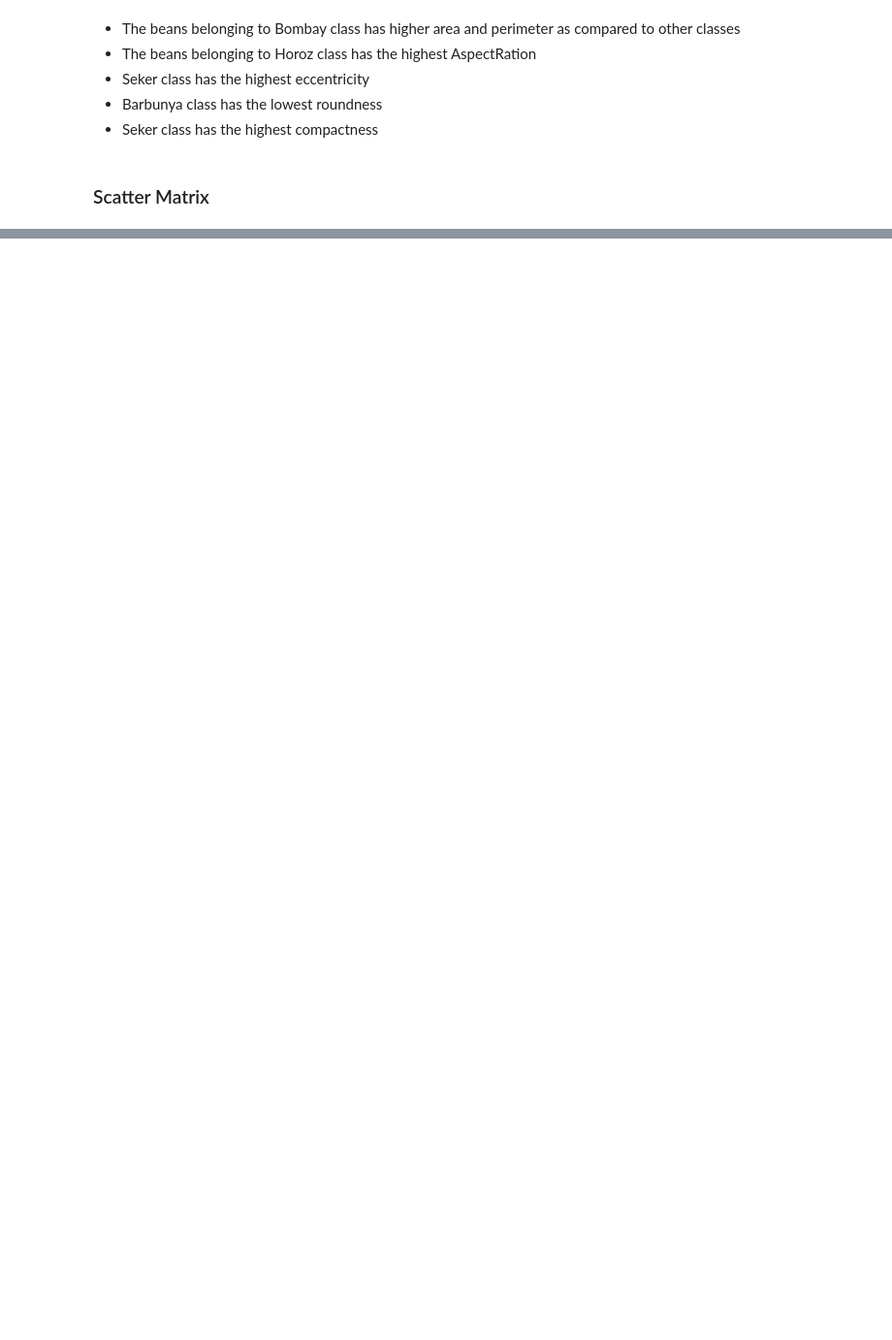
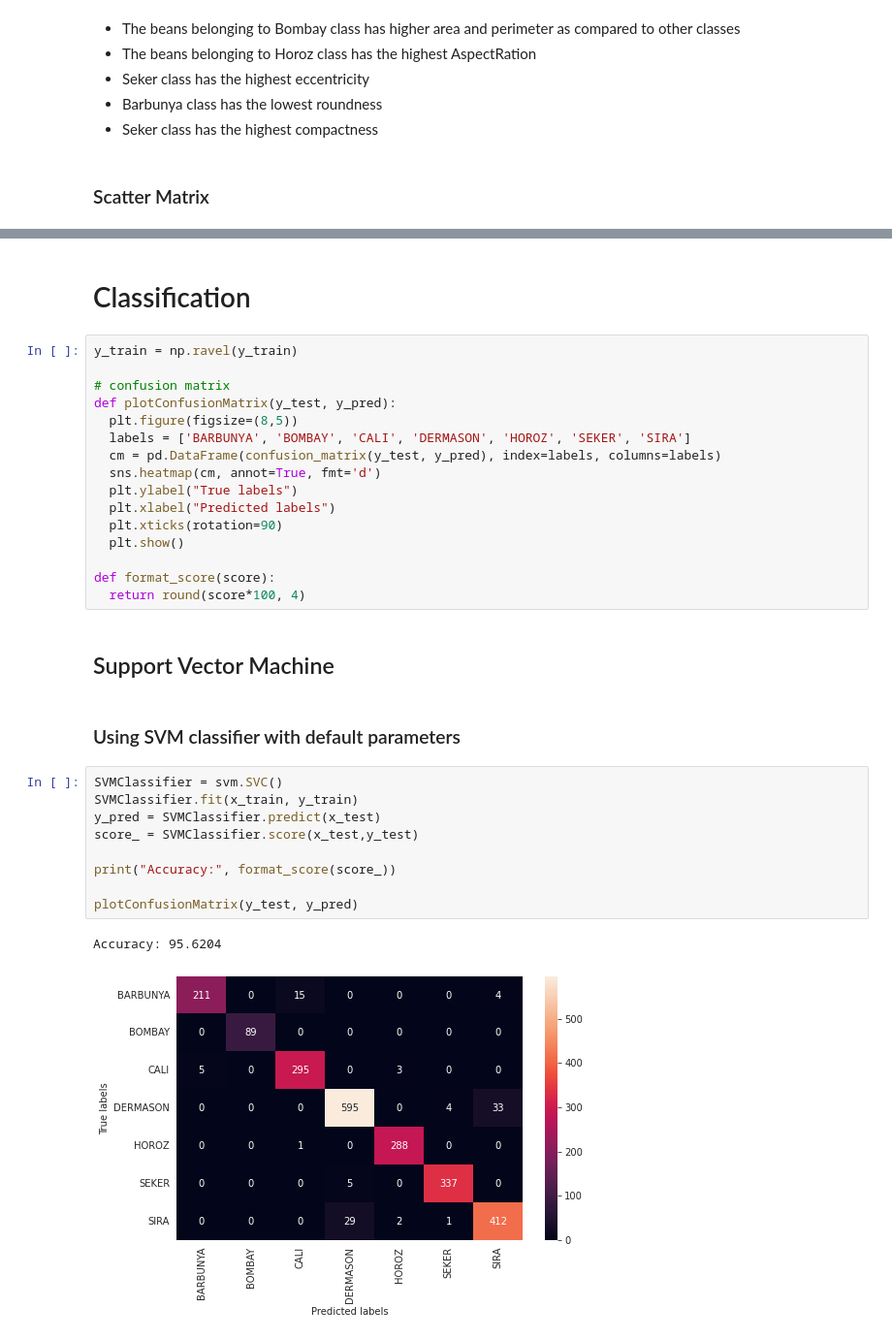
Before and after one commit to HarishK501/dry-beans-classification, a Jupyter notebook: 15CSE481_Case_Study.ipynb, the cells around one changed output, grey strips where cells are left out. Shown at 97% size. Cells and saved outputs as stored; diff of their text form; blank space fills up the shorter version.

```diff
--- a/15CSE481_Case_Study.ipynb
+++ b/15CSE481_Case_Study.ipynb
@@ -417,0 +403,34 @@ ModuleNotFoundError: No module named 'sklearn_extra'
+# %% [markdown]
+# Classification
+# %%
+y_train = np.ravel(y_train)
+
+# confusion matrix
+def plotConfusionMatrix(y_test, y_pred):
+  plt.figure(figsize=(8,5))
+  labels = ['BARBUNYA', 'BOMBAY', 'CALI', 'DERMASON', 'HOROZ', 'SEKER', 'SIRA']
+  cm = pd.DataFrame(confusion_matrix(y_test, y_pred), index=labels, columns=labels)
+  sns.heatmap(cm, annot=True, fmt='d')
+  plt.ylabel("True labels")
+  plt.xlabel("Predicted labels")
+  plt.xticks(rotation=90)
+  plt.show()
+
+def format_score(score):
+  return round(score*100, 4)
+# %% [markdown]
+## Support Vector Machine
+# %% [markdown]
+### Using SVM classifier with default parameters
+# %%
+SVMClassifier = svm.SVC()
+SVMClassifier.fit(x_train, y_train)
+y_pred = SVMClassifier.predict(x_test)
+score_ = SVMClassifier.score(x_test,y_test)
+
+print("Accuracy:", format_score(score_))
+
+plotConfusionMatrix(y_test, y_pred)
+# %% [output]
+Accuracy: 95.6204
+[figure, added]
```
Also changed, not shown: parts of 85 cells of this notebook, 8 other files.
